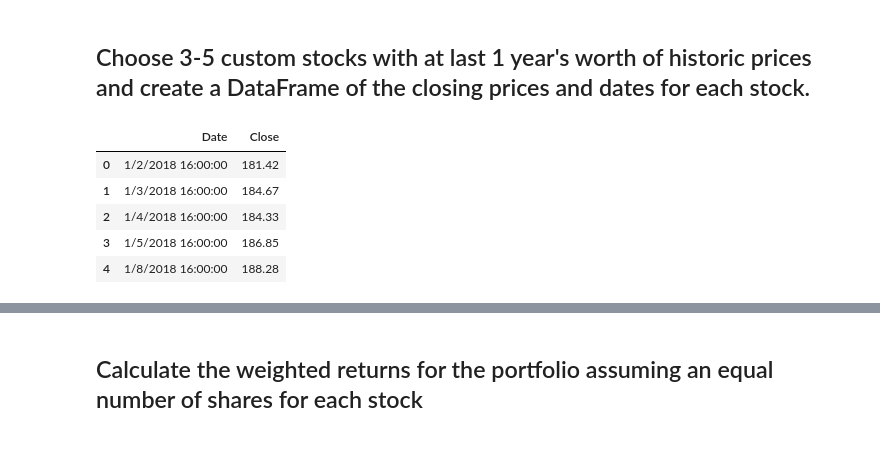
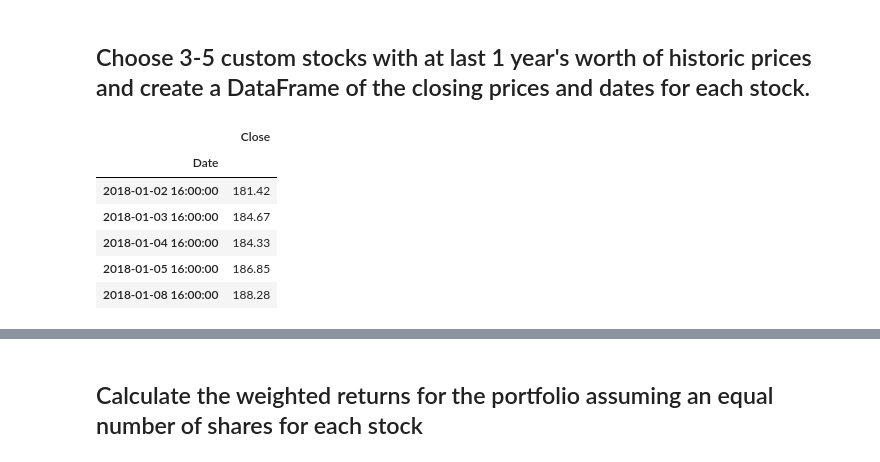
Before and after one commit to drg-developer-2-GWFinTech-Homeworks/homework-3, a Jupyter notebook: whale_analysis.ipynb, the cells around one changed output, grey strips where cells are left out. Saved outputs shown, nothing was run; the diff lists cells and outputs as text; code cells hidden in the pictures.

```diff
--- a/whale_analysis.ipynb
+++ b/whale_analysis.ipynb
@@ -425,13 +430,15 @@ In this section, you will build your own portfolio of stocks, calculate the retu
 ## Choose 3-5 custom stocks with at last 1 year's worth of historic prices and create a DataFrame of the closing prices and dates for each stock.
 # %%
 # Read the first stock
-fb_filepath = Path("Resources/FB.csv")
-fb = pd.read_csv(fb_filepath)
-fb.head()
+faang_portfolio_fb_filepath = Path("Resources/FAANG_Portfolio/FB.csv")
+faang_portfolio_fb = pd.read_csv(faang_portfolio_fb_filepath, index_col="Date", parse_dates=True, infer_datetime_format=True)
+faang_portfolio_fb.sort_index(ascending=True, inplace=True)
+faang_portfolio_fb.head()
 # %% [output]
-|  | Date | Close |
-| 0 | 1/2/2018 16:00:00 | 181.42 |
-| 1 | 1/3/2018 16:00:00 | 184.67 |
-| 2 | 1/4/2018 16:00:00 | 184.33 |
-| 3 | 1/5/2018 16:00:00 | 186.85 |
-| 4 | 1/8/2018 16:00:00 | 188.28 |
+|  | Close |
+| Date |  |
+| 2018-01-02 16:00:00 | 181.42 |
+| 2018-01-03 16:00:00 | 184.67 |
+| 2018-01-04 16:00:00 | 184.33 |
+| 2018-01-05 16:00:00 | 186.85 |
+| 2018-01-08 16:00:00 | 188.28 |
```
Also changed, not shown: parts of 9 cells of this notebook, 11 other files.
